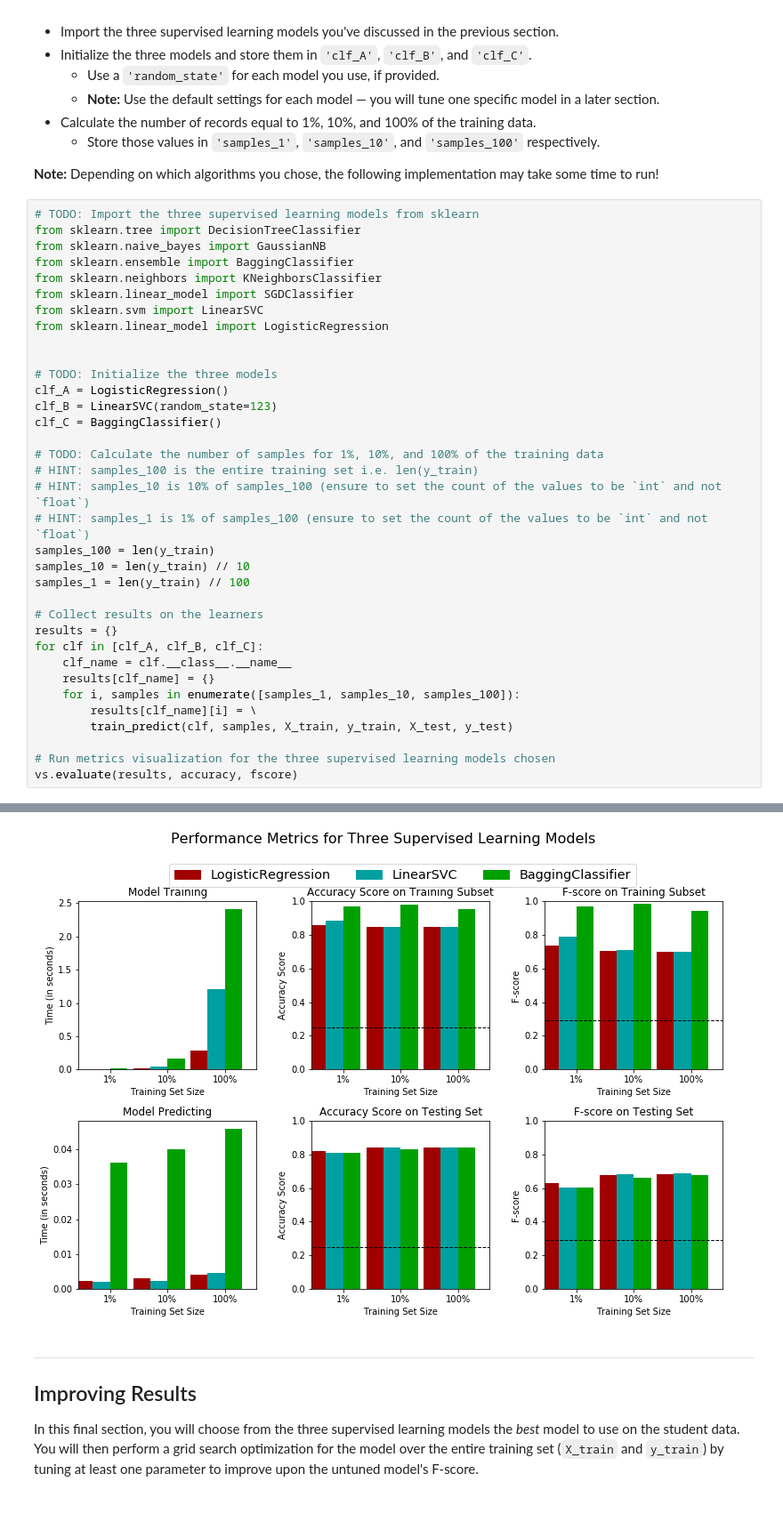
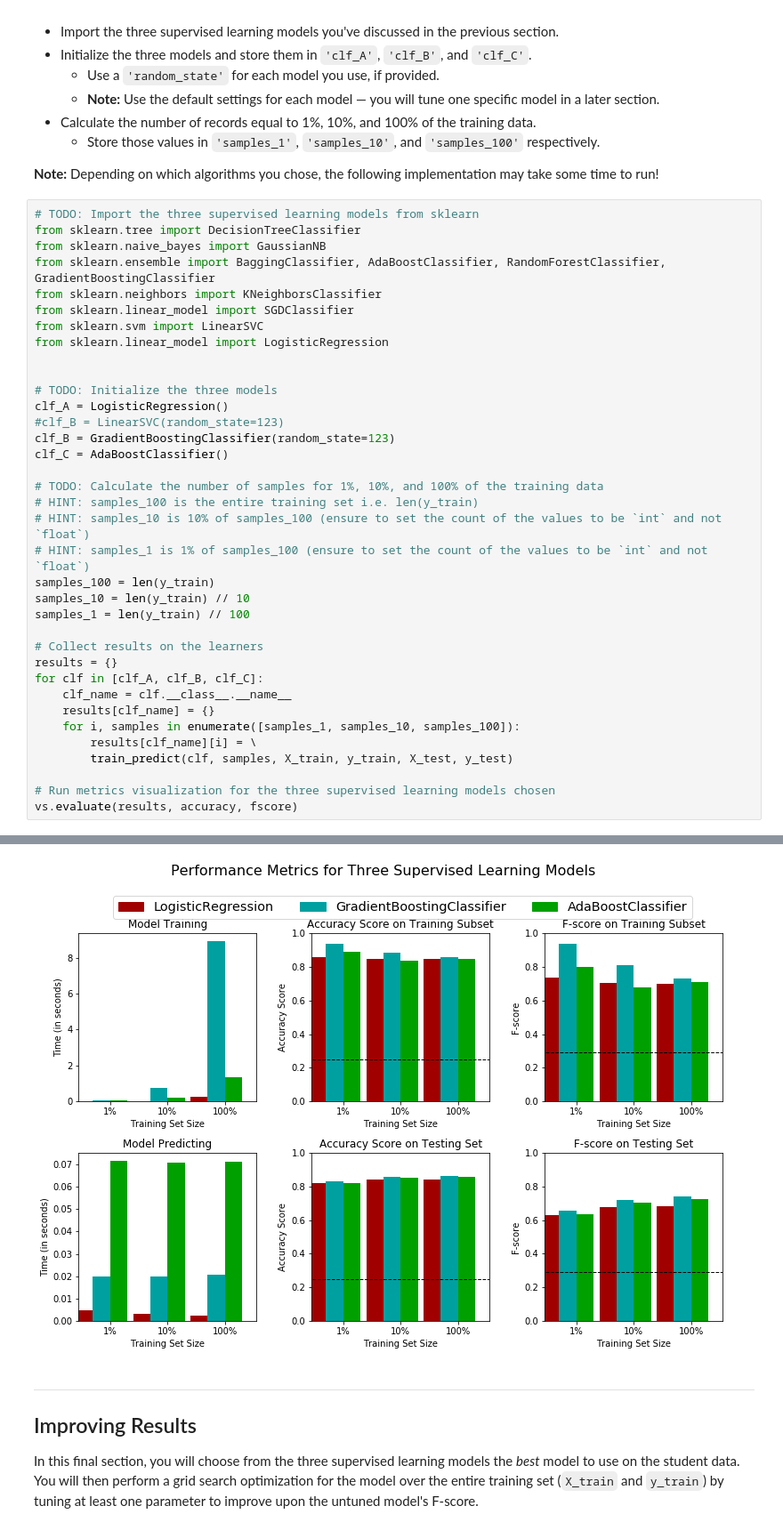
Before and after one commit to kbobrowski/machine-learning, a Jupyter notebook: projects/finding_donors/finding_donors.ipynb, the cells around one changed output, grey strips where cells are left out. Shown at 89% size. Drawn from its saved outputs; the diff is of its cells as text.

```diff
--- a/projects/finding_donors/finding_donors.ipynb
+++ b/projects/finding_donors/finding_donors.ipynb
@@ -379,7 +379,7 @@ In the code cell, you will need to implement the following:
 # TODO: Import the three supervised learning models from sklearn
 from sklearn.tree import DecisionTreeClassifier
 from sklearn.naive_bayes import GaussianNB
-from sklearn.ensemble import BaggingClassifier
+from sklearn.ensemble import BaggingClassifier, AdaBoostClassifier, RandomForestClassifier, GradientBoostingClassifier
 from sklearn.neighbors import KNeighborsClassifier
 from sklearn.linear_model import SGDClassifier
 from sklearn.svm import LinearSVC
@@ -388,8 +388,9 @@ from sklearn.linear_model import LogisticRegression
 
 # TODO: Initialize the three models
 clf_A = LogisticRegression()
-clf_B = LinearSVC(random_state=123)
-clf_C = BaggingClassifier()
+#clf_B = LinearSVC(random_state=123)
+clf_B = GradientBoostingClassifier(random_state=123)
+clf_C = AdaBoostClassifier()
 
 # TODO: Calculate the number of samples for 1%, 10%, and 100% of the training data
 # HINT: samples_100 is the entire training set i.e. len(y_train)
@@ -423,4 +424,4 @@ BaggingClassifier trained on 36177 samples.
-[figure, old version]
+[figure, new version]
 # %% [markdown]
 ----
 ## Improving Results
```
Also changed, not shown: parts of 15 cells of this notebook.
